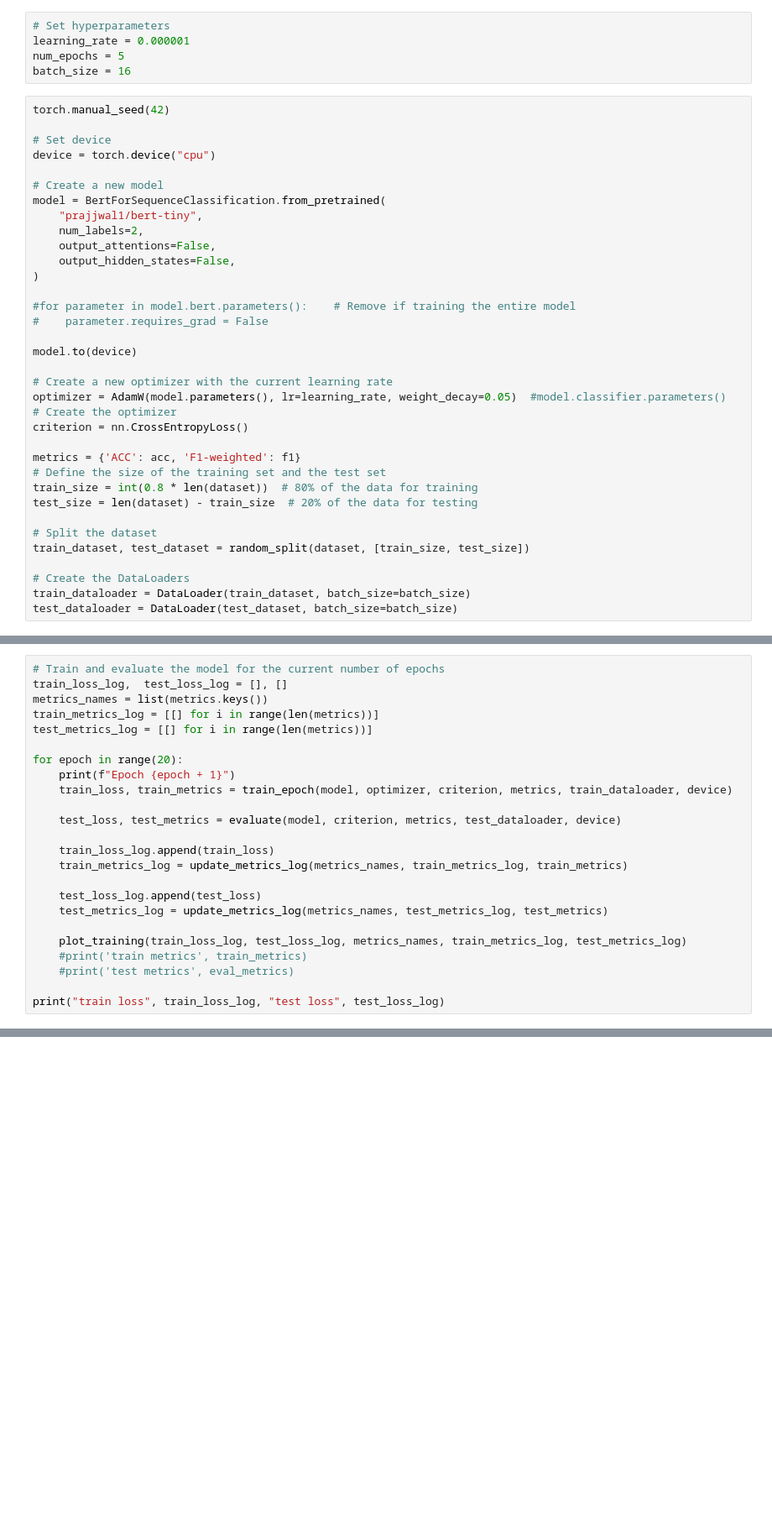
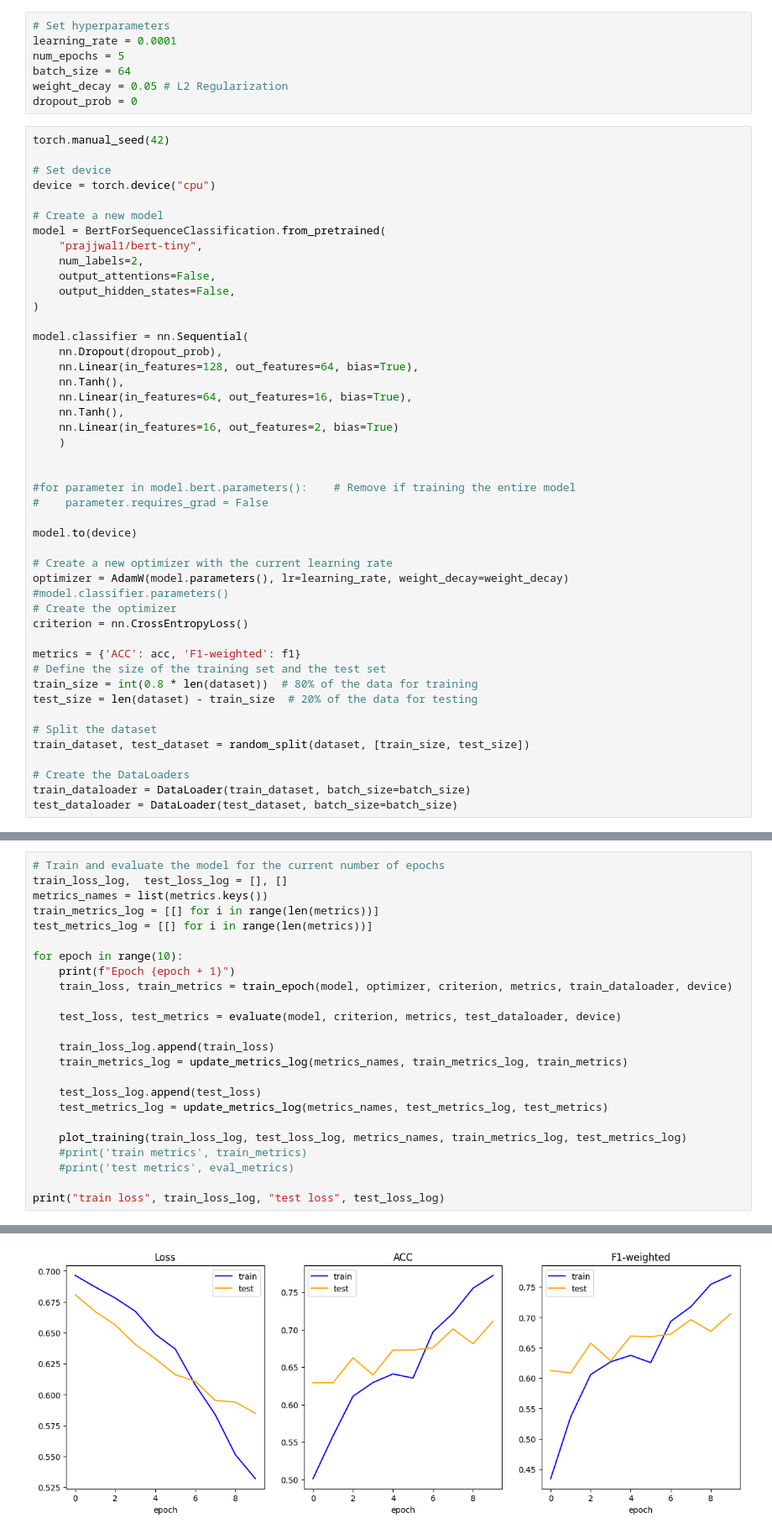
Before and after one commit to sinarollin/Inclusiveness-in-Sarcasm-Detection, a Jupyter notebook: text-model-tinyBERT.ipynb, the cells around one changed output, grey strips where cells are left out. Shown: that part at 84% size. Drawn from its saved outputs; the diff is of its cells as text; blank space fills up the shorter version.

Commit message:
"tiny bert model training"

```diff
--- a/text-model-tinyBERT.ipynb
+++ b/text-model-tinyBERT.ipynb
@@ -52,9 +52,11 @@ data = list(data.values())
 dataset = SarcasmDataset(data)
 # %%
 # Set hyperparameters
-learning_rate = 0.000001
+learning_rate = 0.0001
 num_epochs = 5
-batch_size = 16
+batch_size = 64
+weight_decay = 0.05 # L2 Regularization
+dropout_prob = 0
 # %%
 torch.manual_seed(42)
 
@@ -69,13 +71,23 @@ model = BertForSequenceClassification.from_pretrained(
     output_hidden_states=False,
 )
 
+model.classifier = nn.Sequential(
+    nn.Dropout(dropout_prob),
+    nn.Linear(in_features=128, out_features=64, bias=True),
+    nn.Tanh(),
+    nn.Linear(in_features=64, out_features=16, bias=True),
+    nn.Tanh(),
+    nn.Linear(in_features=16, out_features=2, bias=True)
+    )
+
+
 #for parameter in model.bert.parameters():    # Remove if training the entire model
 #    parameter.requires_grad = False
 
 model.to(device)
 
 # Create a new optimizer with the current learning rate
-optimizer = AdamW(model.parameters(), lr=learning_rate, weight_decay=0.05)  #model.classifier.parameters()
+optimizer = AdamW(model.parameters(), lr=learning_rate, weight_decay=weight_decay)  #model.classifier.parameters()
 # Create the optimizer
 criterion = nn.CrossEntropyLoss()
 
@@ -102,7 +112,7 @@ metrics_names = list(metrics.keys())
 train_metrics_log = [[] for i in range(len(metrics))]
 test_metrics_log = [[] for i in range(len(metrics))]
 
-for epoch in range(20):
+for epoch in range(10):
     print(f"Epoch {epoch + 1}")
     train_loss, train_metrics = train_epoch(model, optimizer, criterion, metrics, train_dataloader, device)
 
@@ -119,3 +129,4 @@ for epoch in range(20):
     #print('test metrics', eval_metrics)
 
 print("train loss", train_loss_log, "test loss", test_loss_log)
+# %% [output]
@@ -121,0 +135 @@ print("train loss", train_loss_log, "test loss", test_loss_log)
+[figure, added]
```
Also changed, not shown: parts of 4 cells of this notebook, 3 other files.
